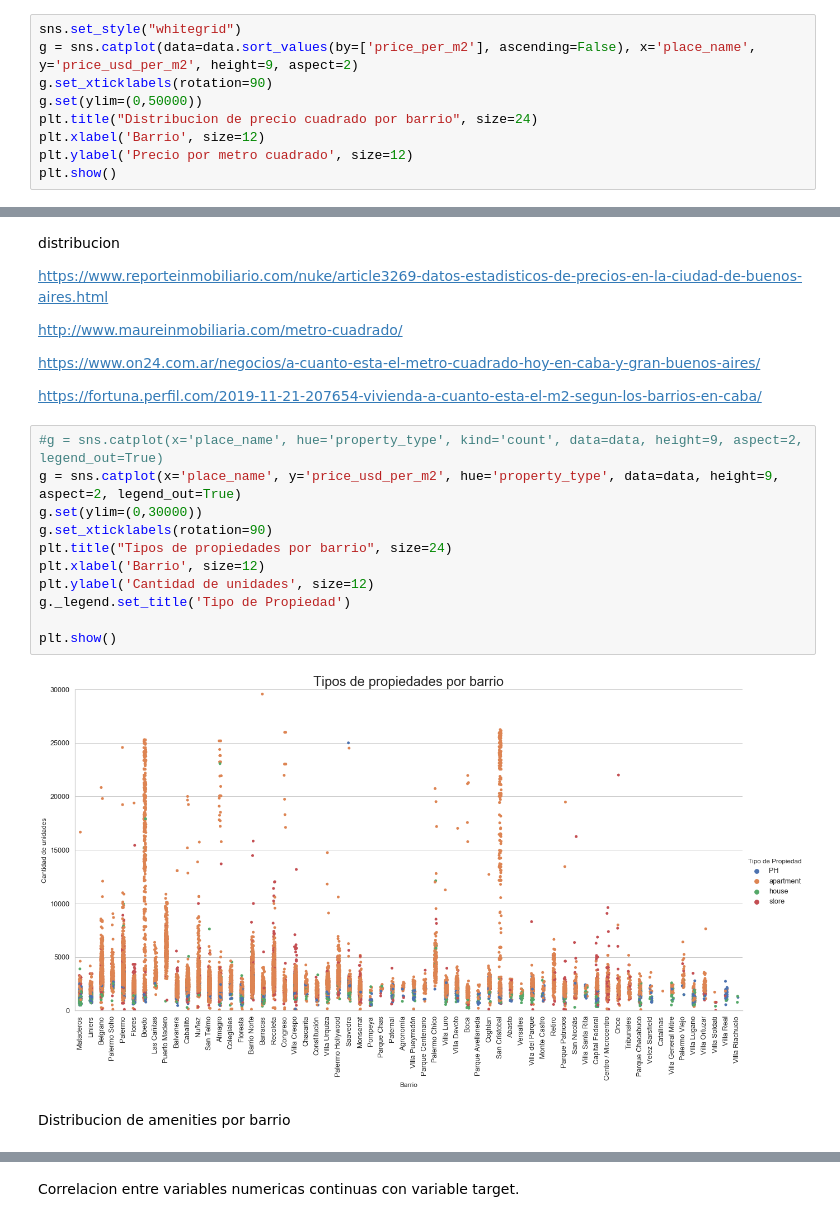
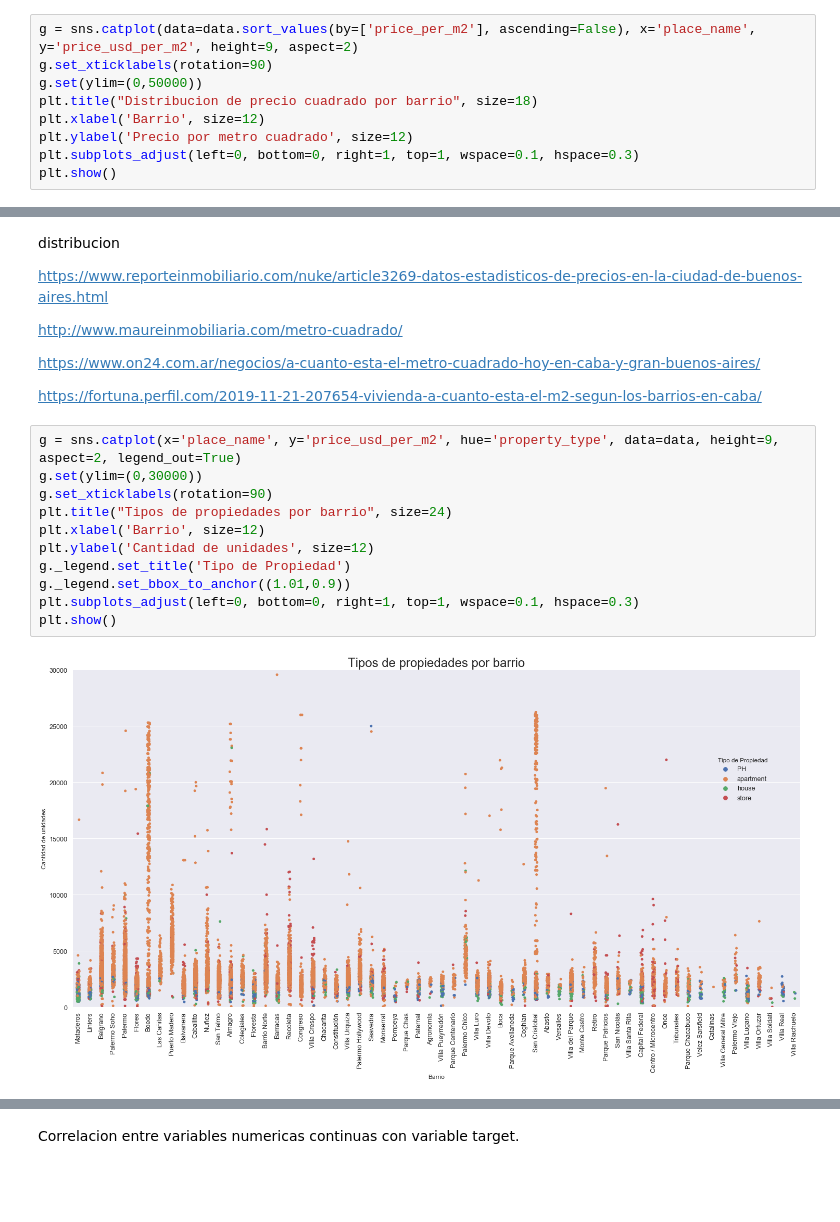
Before and after one commit to mauriciomem/DH_DS_desafio_2_properati, a Jupyter notebook: final.ipynb, the cells around one changed output, grey strips where cells are left out. Drawn from its saved outputs; the diff is of its cells as text; blank space fills up the shorter version.

```diff
--- a/final.ipynb
+++ b/final.ipynb
@@ -288,10 +341,10 @@ plt.show()
 # %%
-sns.set_style("whitegrid")
 g = sns.catplot(data=data.sort_values(by=['price_per_m2'], ascending=False), x='place_name', y='price_usd_per_m2', height=9, aspect=2)
 g.set_xticklabels(rotation=90)
 g.set(ylim=(0,50000))
-plt.title("Distribucion de precio cuadrado por barrio", size=24)
+plt.title("Distribucion de precio cuadrado por barrio", size=18)
 plt.xlabel('Barrio', size=12)
 plt.ylabel('Precio por metro cuadrado', size=12)
+plt.subplots_adjust(left=0, bottom=0, right=1, top=1, wspace=0.1, hspace=0.3)
 plt.show()
 # %% [output]
@@ -310,17 +363,15 @@ https://www.on24.com.ar/negocios/a-cuanto-esta-el-metro-cuadrado-hoy-en-caba-y-g
 
 https://fortuna.perfil.com/2019-11-21-207654-vivienda-a-cuanto-esta-el-m2-segun-los-barrios-en-caba/
 # %%
-#g = sns.catplot(x='place_name', hue='property_type', kind='count', data=data, height=9, aspect=2, legend_out=True)
 g = sns.catplot(x='place_name', y='price_usd_per_m2', hue='property_type', data=data, height=9, aspect=2, legend_out=True)
 g.set(ylim=(0,30000))
 g.set_xticklabels(rotation=90)
 plt.title("Tipos de propiedades por barrio", size=24)
 plt.xlabel('Barrio', size=12)
 plt.ylabel('Cantidad de unidades', size=12)
 g._legend.set_title('Tipo de Propiedad')
-
+g._legend.set_bbox_to_anchor((1.01,0.9))
+plt.subplots_adjust(left=0, bottom=0, right=1, top=1, wspace=0.1, hspace=0.3)
 plt.show()
 # %% [output]
-[figure, old version]
+[figure, new version]
-# %% [markdown]
-Distribucion de amenities por barrio
```
Also changed, not shown: parts of 38 cells of this notebook.
